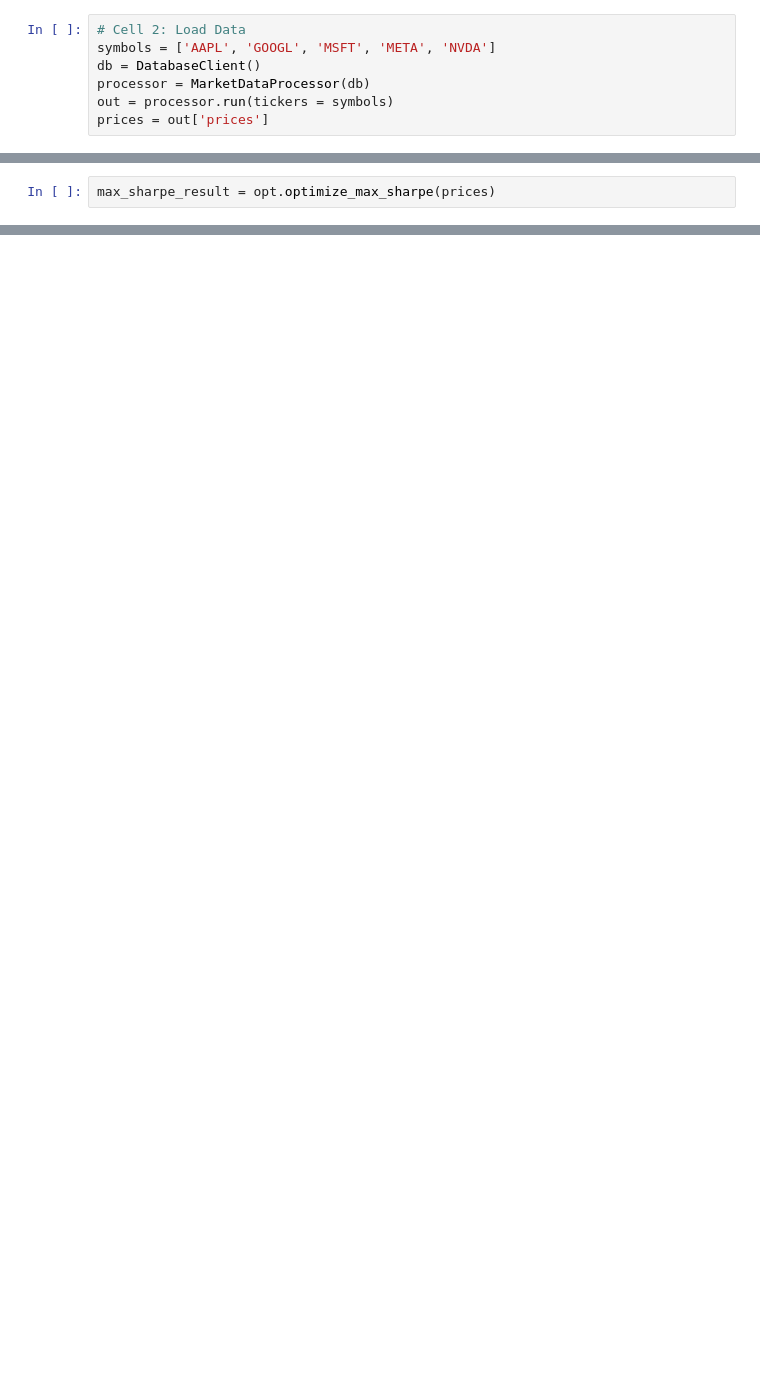
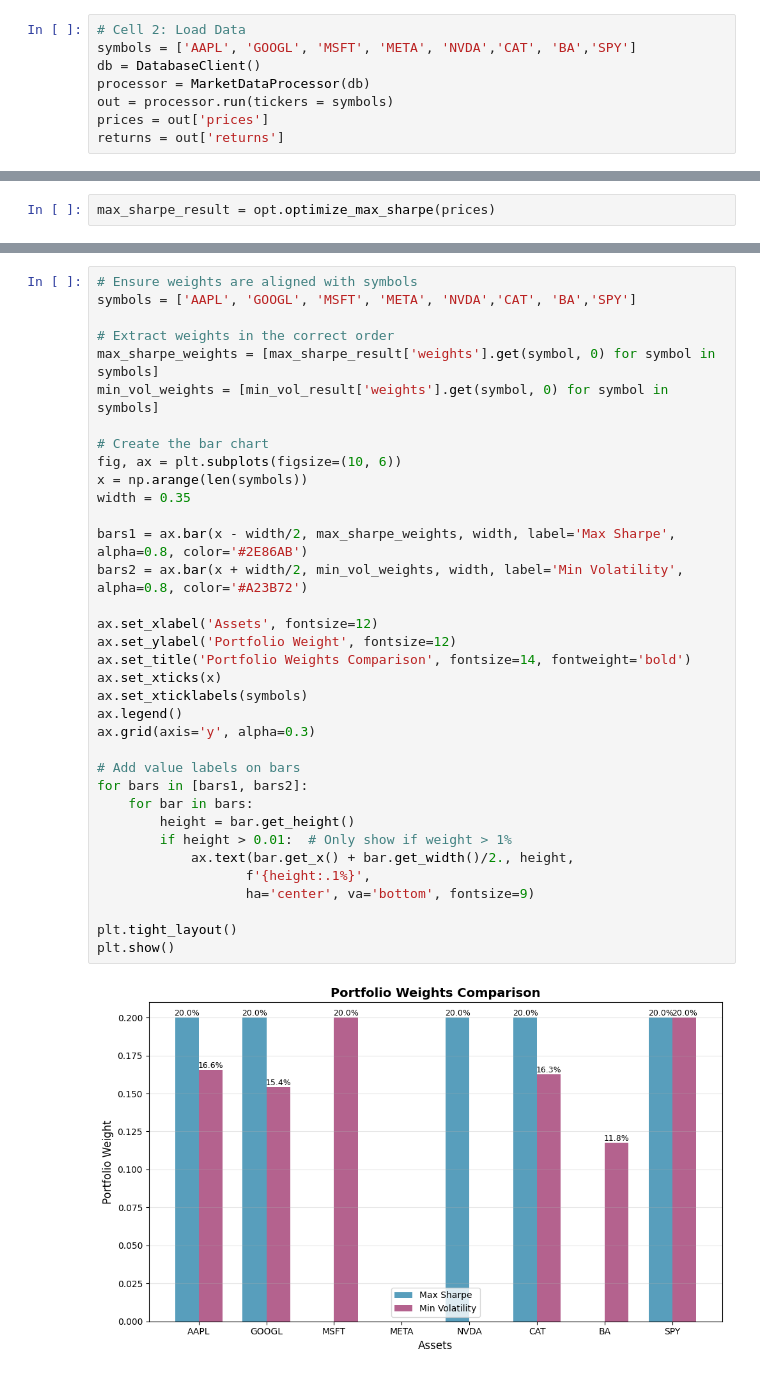
Before and after one commit to Ashutosh2407/portfolio-risk-optimizer, a Jupyter notebook: notebooks/02_optimization_demo.ipynb, the cells around one changed output, grey strips where cells are left out. Saved outputs shown, nothing was run; the diff lists cells and outputs as text; blank space fills up the shorter version.

```diff
--- a/notebooks/02_optimization_demo.ipynb
+++ b/notebooks/02_optimization_demo.ipynb
@@ -14,10 +15,11 @@ import matplotlib.pyplot as plt
 # %%
 # Cell 2: Load Data
-symbols = ['AAPL', 'GOOGL', 'MSFT', 'META', 'NVDA']
+symbols = ['AAPL', 'GOOGL', 'MSFT', 'META', 'NVDA','CAT', 'BA','SPY']
 db = DatabaseClient()
 processor = MarketDataProcessor(db)
 out = processor.run(tickers = symbols)
 prices = out['prices']
+returns = out['returns']
 # %%
 # Cell 3: Run Optimizations
 opt= PortfolioOptimizer()
@@ -63,0 +63,37 @@ Min Vol Strategy: 25.05%
+# %%
+# Ensure weights are aligned with symbols
+symbols = ['AAPL', 'GOOGL', 'MSFT', 'META', 'NVDA','CAT', 'BA','SPY']
+
+# Extract weights in the correct order
+max_sharpe_weights = [max_sharpe_result['weights'].get(symbol, 0) for symbol in symbols]
+min_vol_weights = [min_vol_result['weights'].get(symbol, 0) for symbol in symbols]
+
+# Create the bar chart
+fig, ax = plt.subplots(figsize=(10, 6))
+x = np.arange(len(symbols))
+width = 0.35
+
+bars1 = ax.bar(x - width/2, max_sharpe_weights, width, label='Max Sharpe', alpha=0.8, color='#2E86AB')
+bars2 = ax.bar(x + width/2, min_vol_weights, width, label='Min Volatility', alpha=0.8, color='#A23B72')
+
+ax.set_xlabel('Assets', fontsize=12)
+ax.set_ylabel('Portfolio Weight', fontsize=12)
+ax.set_title('Portfolio Weights Comparison', fontsize=14, fontweight='bold')
+ax.set_xticks(x)
+ax.set_xticklabels(symbols)
+ax.legend()
+ax.grid(axis='y', alpha=0.3)
+
+# Add value labels on bars
+for bars in [bars1, bars2]:
+    for bar in bars:
+        height = bar.get_height()
+        if height > 0.01:  # Only show if weight > 1%
+            ax.text(bar.get_x() + bar.get_width()/2., height,
+                   f'{height:.1%}',
+                   ha='center', va='bottom', fontsize=9)
+
+plt.tight_layout()
+plt.show()
+# %% [output]
+[figure, added]
```
Also changed, not shown: parts of 7 cells of this notebook, 4 other files.
